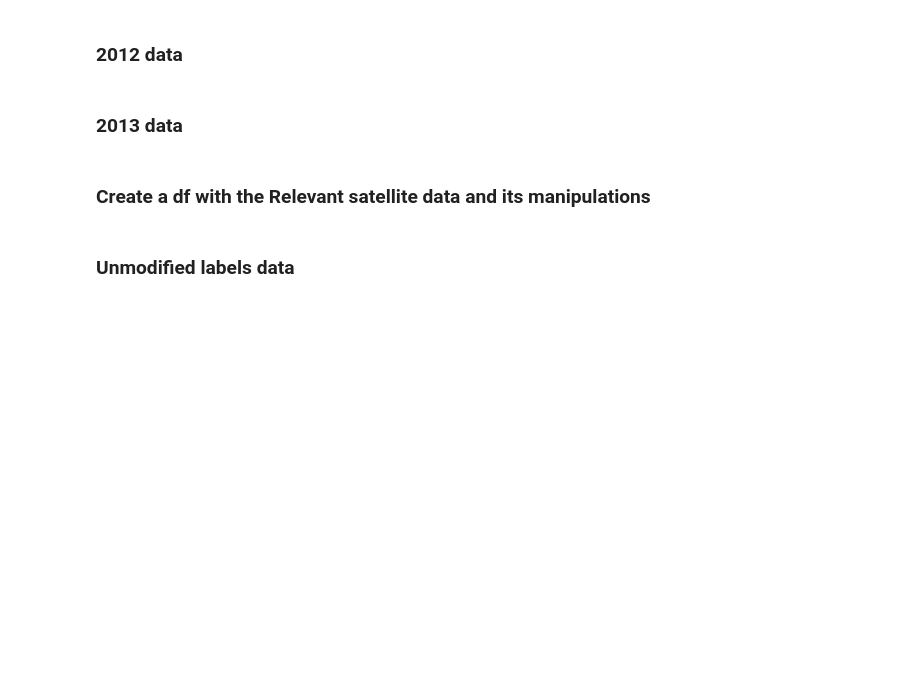
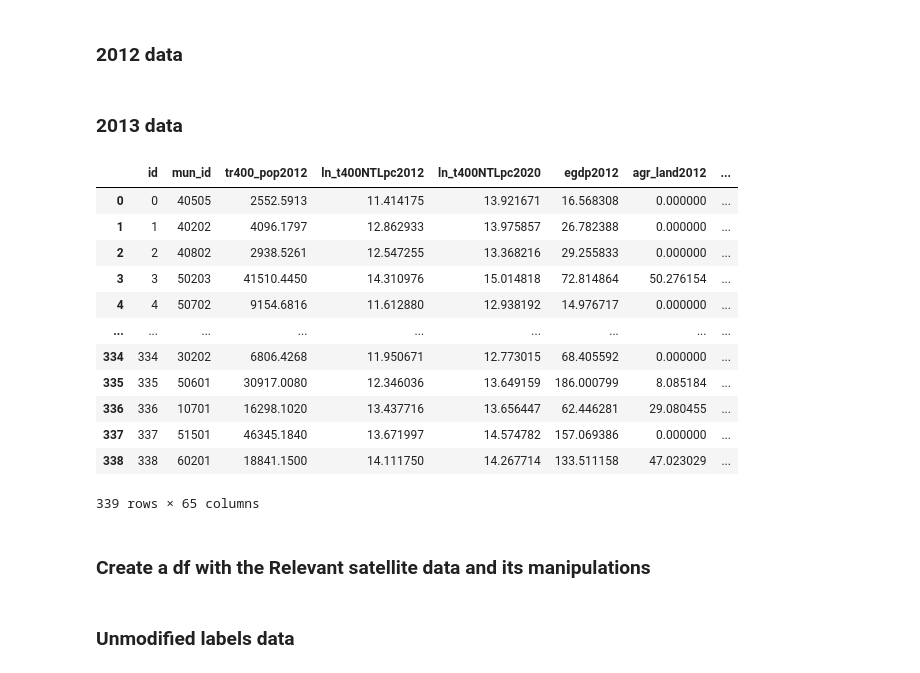
Before and after one commit to HendrixPeralta/bol_hdi_prediction, a Jupyter notebook: 01_data_exploration.ipynb, the cells around one changed output. Saved outputs shown, nothing was run; the diff lists cells and outputs as text; code cells hidden in the pictures; blank space fills up the shorter version.

```diff
--- a/01_data_exploration.ipynb
+++ b/01_data_exploration.ipynb
@@ -423,27 +439,41 @@ for df in dataframes:
 # %%
 # Satellite dataframes with the same construction
 dataframes = [coast,dia,dist_drug,road,water,drug_cult,esa_land2013, gee_modis2013, ghsl, elev, mala2013, gisa2013]
 
 # Satellite data from the Bolivia dataset
 
 satellite_full_2013 = bol[["id", 'mun_id' , 'tr400_pop2013', "ln_t400NTLpc2013",]]
 
 # Other satellite data
 sat_filtered2013 = sat[["id", 'egdp2013','agr_land2013','urb_land2013']]
 
 # Merging the satellite dataframes
 satellite_full_2013 = satellite_full_2013.merge(sat_filtered2013, on="id", how="outer")
 satellite_full_2013 = satellite_full_2013.merge(air_temp_2013, on="id", how="outer")
 
 for df in dataframes:
     satellite_full_2013 = satellite_full_2013.merge(df, on="id", how="outer")
 
 # Export satellite data
 #satellite_full.to_csv("data/sdg_prediction/satellite_full.csv")
 
 #list(satellite_full.columns)
 
-#satellite_full
+satellite_full
+# %% [output]
+|  | id | mun_id | tr400_pop2012 | ln_t400NTLpc2012 | ln_t400NTLpc2020 | egdp2012 | agr_land2012 | ... |
+| 0 | 0 | 40505 | 2552.5913 | 11.414175 | 13.921671 | 16.568308 | 0.000000 | ... |
+| 1 | 1 | 40202 | 4096.1797 | 12.862933 | 13.975857 | 26.782388 | 0.000000 | ... |
+| 2 | 2 | 40802 | 2938.5261 | 12.547255 | 13.368216 | 29.255833 | 0.000000 | ... |
+| 3 | 3 | 50203 | 41510.4450 | 14.310976 | 15.014818 | 72.814864 | 50.276154 | ... |
+| 4 | 4 | 50702 | 9154.6816 | 11.612880 | 12.938192 | 14.976717 | 0.000000 | ... |
+| ... | ... | ... | ... | ... | ... | ... | ... | ... |
+| 334 | 334 | 30202 | 6806.4268 | 11.950671 | 12.773015 | 68.405592 | 0.000000 | ... |
+| 335 | 335 | 50601 | 30917.0080 | 12.346036 | 13.649159 | 186.000799 | 8.085184 | ... |
+| 336 | 336 | 10701 | 16298.1020 | 13.437716 | 13.656447 | 62.446281 | 29.080455 | ... |
+| 337 | 337 | 51501 | 46345.1840 | 13.671997 | 14.574782 | 157.069386 | 0.000000 | ... |
+| 338 | 338 | 60201 | 18841.1500 | 14.111750 | 14.267714 | 133.511158 | 47.023029 | ... |
+339 rows × 65 columns
 # %% [markdown]
 ### Create a df with the Relevant satellite data and its manipulations
 # %%
```
Also changed, not shown: parts of 4 cells of this notebook.
